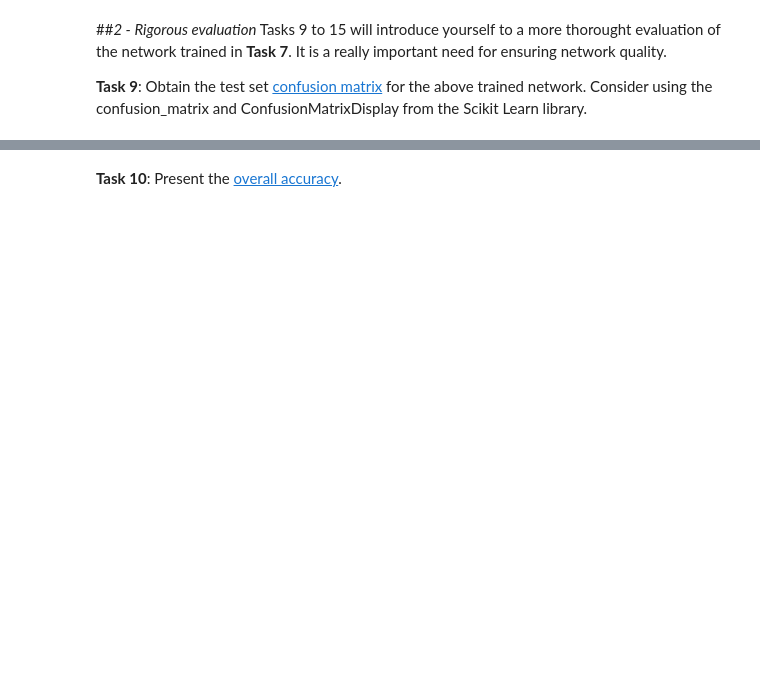
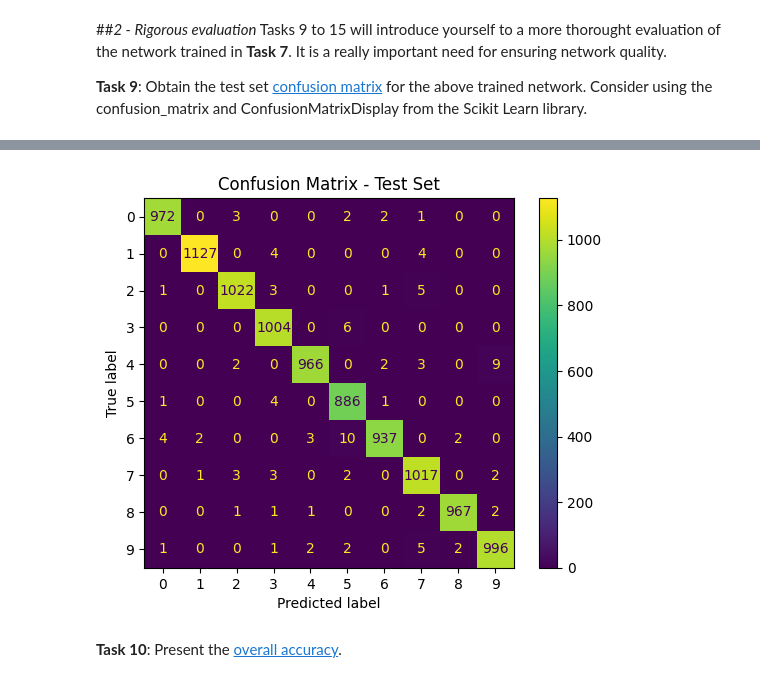
Before and after one commit to BeatrizCazatti/deep-learning, a Jupyter notebook: 2026_2_Practice_2_Implementing_LENET_5_architecture_using_Keras.ipynb, the cells around one changed output, grey strips where cells are left out. Saved outputs shown, nothing was run; the diff lists cells and outputs as text; code cells hidden in the pictures; blank space fills up the shorter version.

```diff
--- a/2026_2_Practice_2_Implementing_LENET_5_architecture_using_Keras.ipynb
+++ b/2026_2_Practice_2_Implementing_LENET_5_architecture_using_Keras.ipynb
@@ -164,3 +358,26 @@ es_callback = tf.keras.callbacks.EarlyStopping(
     restore_best_weights=False,
     start_from_epoch=0
 )
+
+model = mylenet_functional()
+
+model.compile(
+    optimizer='adam',
+    loss='sparse_categorical_crossentropy',
+    metrics=['accuracy']
+)
+
+history = model.fit(
+    x_train_norm,
+    y_train,
+    epochs=50,
+    validation_split=0.1,
+    callbacks=[es_callback]
+)
+
+test_loss, test_acc = model.evaluate(x_test_norm, y_test)
+
+print("Test loss:", test_loss)
+print("Test accuracy:", test_acc)
+print("Epochs trained:", len(history.history['loss']))
+print("Best epoch:", np.argmin(history.history['val_loss']) + 1)
@@ -181,0 +440,19 @@ Tasks 9 to 15 will introduce yourself to a more thorought evaluation of the netw
+# %%
+#Put your code for Task 9 here
+from sklearn.metrics import confusion_matrix, ConfusionMatrixDisplay
+
+y_pred_prob = model.predict(x_test_norm)
+
+y_pred = np.argmax(y_pred_prob, axis=1)
+
+cm = confusion_matrix(y_test, y_pred)
+
+disp = ConfusionMatrixDisplay(
+    confusion_matrix=cm,
+    display_labels=np.arange(10)
+)
+
+disp.plot()
+plt.title('Confusion Matrix - Test Set')
+plt.show()
+# %% [output]
@@ -182,2 +460,3 @@ Tasks 9 to 15 will introduce yourself to a more thorought evaluation of the netw
+[figure, added]
 # %% [markdown]
 **Task 10**: Present the [overall accuracy](https://gsp.humboldt.edu/olm/Courses/GSP_216/lessons/accuracy/metrics.html).
```
Also changed, not shown: parts of 32 cells of this notebook.
